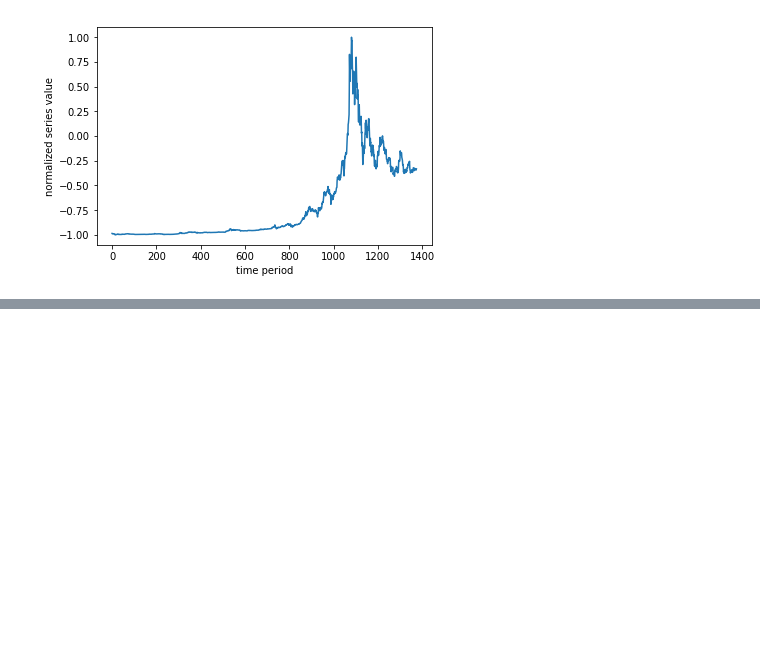
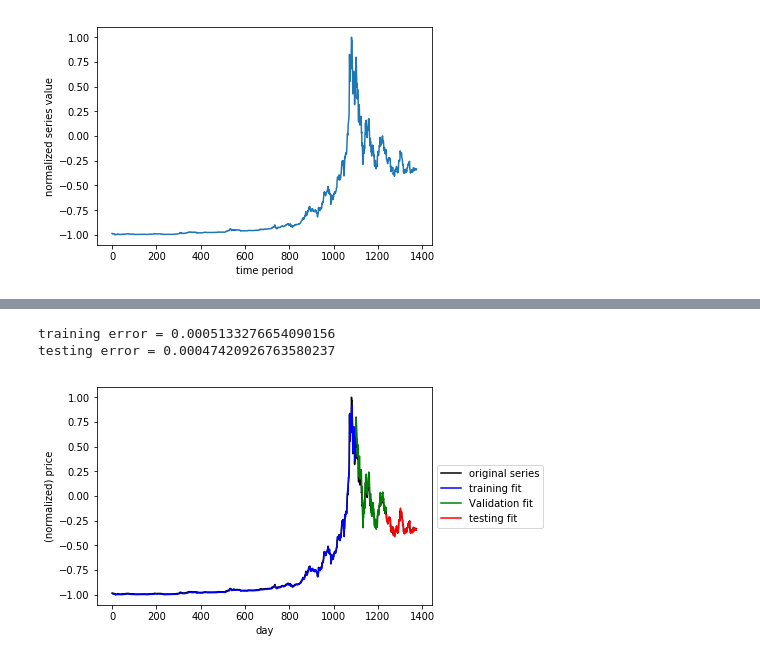
Before and after one commit to adebraine/Time-Series-RNN, a Jupyter notebook: RNN_project.ipynb, the cells around one changed output, grey strips where cells are left out. Drawn from its saved outputs; the diff is of its cells as text; code cells hidden in the pictures; blank space fills up the shorter version.

```diff
--- a/RNN_project.ipynb
+++ b/RNN_project.ipynb
@@ -68,0 +64,10 @@ output_plot(dataset, y, window_size, train_percent, predictions)
+# %%
+model.load_weights('model_weights/0_Valid_RNN_weights.hdf5')
+train_percent, split_sets = split_data(X, y, window_size, valid=1)
+evaluate_model(model, split_sets)
+predictions = predict_model(split_sets, model)
+output_plot(dataset, y, window_size, train_percent, predictions)
+# %% [output]
+training error = 0.0005133276654090156
+testing error = 0.00047420926763580237
+[figure, added]
```
Also changed, not shown: parts of 5 cells of this notebook, 13 other files.
